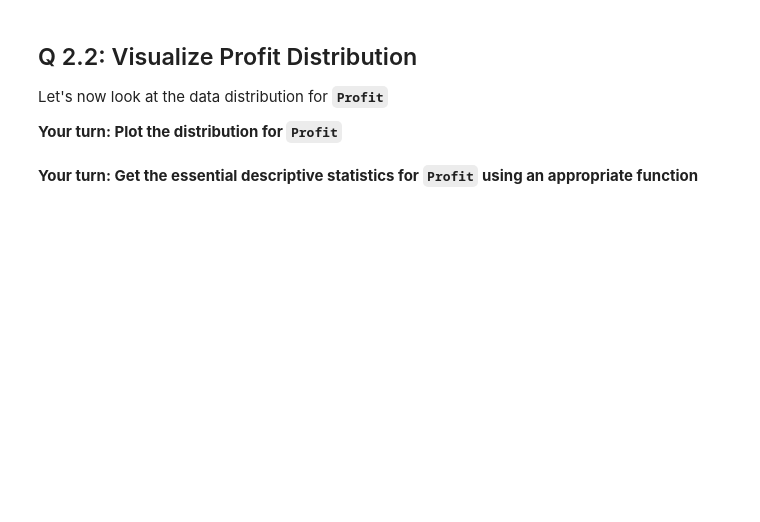
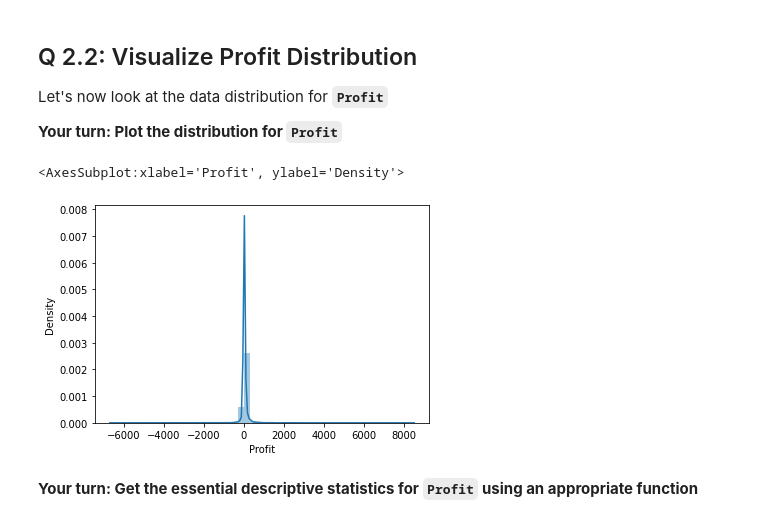
Before and after one commit to JWString/MLUnit16.4, a Jupyter notebook: Mini_Project_Anomaly_Detection.ipynb, the cells around one changed output. Cells and saved outputs as stored; diff of their text form; code cells hidden in the pictures; blank space fills up the shorter version.

```diff
--- a/Mini_Project_Anomaly_Detection.ipynb
+++ b/Mini_Project_Anomaly_Detection.ipynb
@@ -83,6 +126,10 @@ Let's now look at the data distribution for __`Profit`__
 __Your turn: Plot the distribution for `Profit`__
 # %%
 #<FILL BLANKS HERE>
+sns.distplot(df['Profit'])
+# %% [output]
+<AxesSubplot:xlabel='Profit', ylabel='Density'>
+[figure, added]
 # %% [markdown]
 __Your turn: Get the essential descriptive statistics for `Profit` using an appropriate function__
 # %%
```
Also changed, not shown: parts of 56 cells of this notebook.
